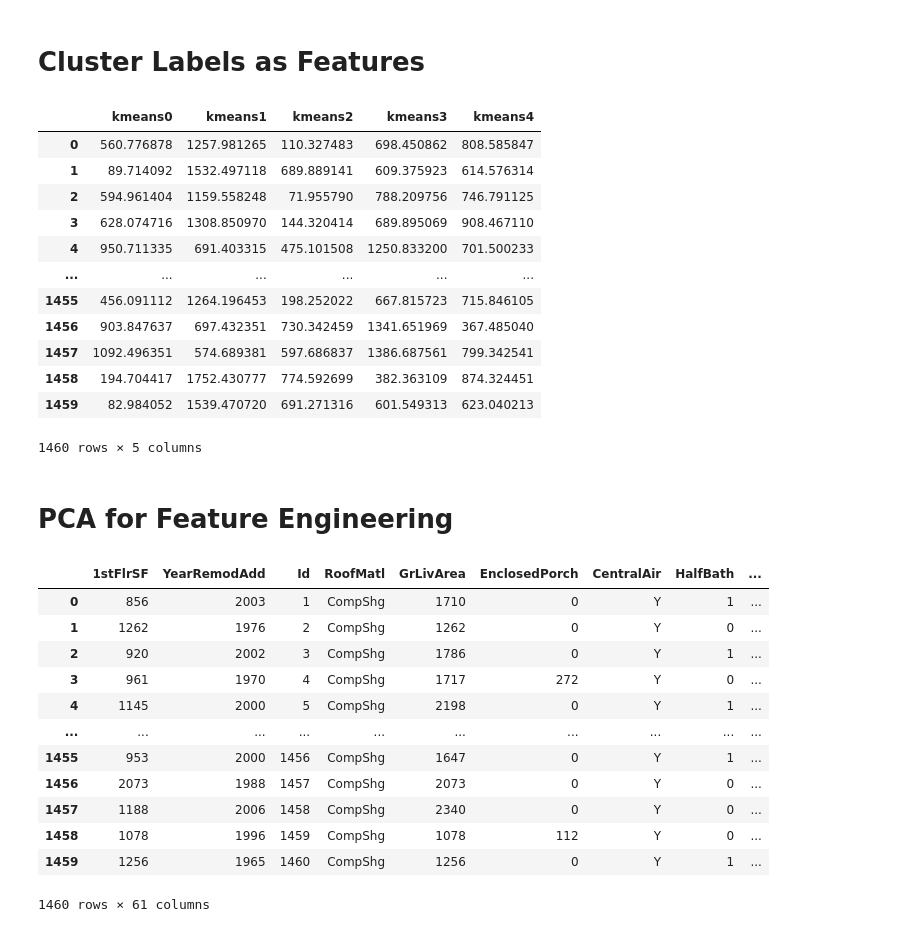
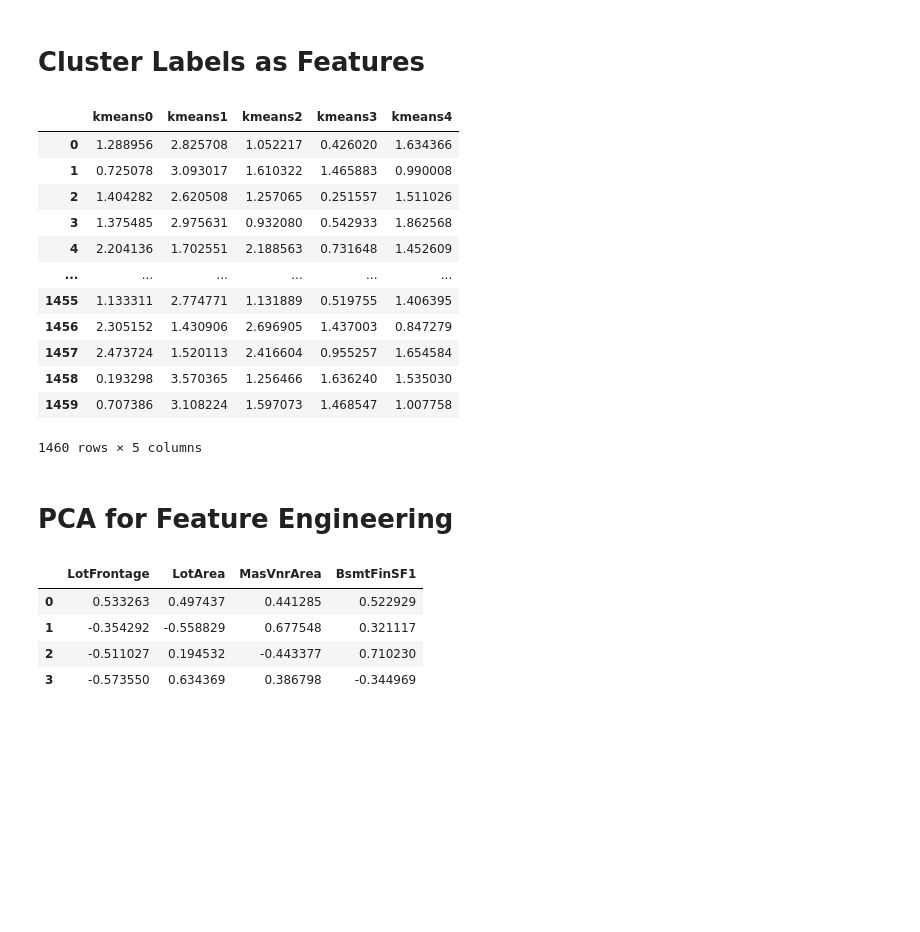
Before and after one commit to afrut/learn-ml, a Jupyter notebook: template/feature_engineering.ipynb, the cells around one changed output. Saved outputs shown, nothing was run; the diff lists cells and outputs as text; code cells hidden in the pictures; blank space fills up the shorter version.

```diff
--- a/template/feature_engineering.ipynb
+++ b/template/feature_engineering.ipynb
@@ -36,20 +37,16 @@ X_orig = df[features]
 X = X_orig.copy()
 # %%
 # Numerical vs categorical features
-categorical_cols = set(X.select_dtypes(include=["object"]).columns)
-numerical_cols = set(X.columns) - set(categorical_cols)
-ls_categorical_cols = list(categorical_cols)
-ls_numerical_cols = list(numerical_cols)
+categorical_cols = list(X.select_dtypes(include=["object"]).columns)
+numerical_cols = list(set(X.columns) - set(categorical_cols))
+area_cols = ["LotFrontage","LotArea","MasVnrArea","BsmtFinSF1","BsmtFinSF2","BsmtUnfSF","TotalBsmtSF","1stFlrSF","2ndFlrSF","GrLivArea","GarageArea","WoodDeckSF","OpenPorchSF","EnclosedPorch","3SsnPorch","ScreenPorch","PoolArea"]
 # %%
 # Handle missing values by replacing with mean or mode
 cols_with_missing_vals = X.isnull().sum()
-cols_with_missing_vals = set(cols_with_missing_vals[cols_with_missing_vals > 0].index)
-ls_cols_with_missing_vals = list(cols_with_missing_vals)
+cols_with_missing_vals = cols_with_missing_vals[cols_with_missing_vals > 0].index
 
-cols_with_missing_vals_categorical = categorical_cols.intersection(cols_with_missing_vals)
-cols_with_missing_vals_numerical = numerical_cols.intersection(cols_with_missing_vals)
-ls_cols_with_missing_vals_categorical = list(cols_with_missing_vals_categorical)
-ls_cols_with_missing_vals_numerical = list(cols_with_missing_vals_numerical)
+cols_with_missing_vals_categorical = list(set(categorical_cols).intersection(set(cols_with_missing_vals)))
+cols_with_missing_vals_numerical = list(set(numerical_cols).intersection(set(cols_with_missing_vals)))
 
 # Mask numerical nulls with mean
 for col in cols_with_missing_vals_numerical:
@@ -74,7 +91,7 @@ for col in categorical_cols:
 # pd.options.mode.chained_assignment = "warn"
 # %%
 # Standardize all numerical features
-cols = ls_numerical_cols
+cols = numerical_cols
 X[cols] = (X[cols] - X[cols].mean()) / X[cols].std()
 # %% [markdown]
 # Feature Importance
@@ -163,17 +185,17 @@ X["cluster"] = kmeans.predict(X[["GrLivArea","TotalBsmtSF"]])
 kmeans.transform(X[["GrLivArea","TotalBsmtSF"]])
 # %% [output]
 |  | kmeans0 | kmeans1 | kmeans2 | kmeans3 | kmeans4 |
-| 0 | 560.776878 | 1257.981265 | 110.327483 | 698.450862 | 808.585847 |
-| 1 | 89.714092 | 1532.497118 | 689.889141 | 609.375923 | 614.576314 |
-| 2 | 594.961404 | 1159.558248 | 71.955790 | 788.209756 | 746.791125 |
-| 3 | 628.074716 | 1308.850970 | 144.320414 | 689.895069 | 908.467110 |
-| 4 | 950.711335 | 691.403315 | 475.101508 | 1250.833200 | 701.500233 |
+| 0 | 1.288956 | 2.825708 | 1.052217 | 0.426020 | 1.634366 |
+| 1 | 0.725078 | 3.093017 | 1.610322 | 1.465883 | 0.990008 |
+| 2 | 1.404282 | 2.620508 | 1.257065 | 0.251557 | 1.511026 |
+| 3 | 1.375485 | 2.975631 | 0.932080 | 0.542933 | 1.862568 |
+| 4 | 2.204136 | 1.702551 | 2.188563 | 0.731648 | 1.452609 |
 | ... | ... | ... | ... | ... | ... |
-| 1455 | 456.091112 | 1264.196453 | 198.252022 | 667.815723 | 715.846105 |
-| 1456 | 903.847637 | 697.432351 | 730.342459 | 1341.651969 | 367.485040 |
-| 1457 | 1092.496351 | 574.689381 | 597.686837 | 1386.687561 | 799.342541 |
-| 1458 | 194.704417 | 1752.430777 | 774.592699 | 382.363109 | 874.324451 |
-| 1459 | 82.984052 | 1539.470720 | 691.271316 | 601.549313 | 623.040213 |
+| 1455 | 1.133311 | 2.774771 | 1.131889 | 0.519755 | 1.406395 |
+| 1456 | 2.305152 | 1.430906 | 2.696905 | 1.437003 | 0.847279 |
+| 1457 | 2.473724 | 1.520113 | 2.416604 | 0.955257 | 1.654584 |
+| 1458 | 0.193298 | 3.570365 | 1.256466 | 1.636240 | 1.535030 |
+| 1459 | 0.707386 | 3.108224 | 1.597073 | 1.468547 | 1.007758 |
 1460 rows × 5 columns
 # %% [markdown]
 # PCA for Feature Engineering
@@ -180,18 +223,20 @@ kmeans.transform(X[["GrLivArea","TotalBsmtSF"]])
 # %%
 # PCA basics
 # Always standardize data for PCA
-X
+pca = PCA()
+cols = area_cols[0:4]
+X_pca = pca.fit_transform(X[cols]) # the data transformed by PCA; each column is a principal component
+
+# pca.components_; each row is a principal component, each column is a feature
+df_pca_comp = pd.DataFrame(data = pca.components_,
+                           columns = cols)
+df_pca_comp
+
+# pc0 represent lots with high LotFrontage and high LotArea
+# pc1 represent lots with low LotFrontage and high LotArea, eg, narrow lots
 # %% [output]
-|  | 1stFlrSF | YearRemodAdd | Id | RoofMatl | GrLivArea | EnclosedPorch | CentralAir | HalfBath | ... |
-| 0 | 856 | 2003 | 1 | CompShg | 1710 | 0 | Y | 1 | ... |
-| 1 | 1262 | 1976 | 2 | CompShg | 1262 | 0 | Y | 0 | ... |
-| 2 | 920 | 2002 | 3 | CompShg | 1786 | 0 | Y | 1 | ... |
-| 3 | 961 | 1970 | 4 | CompShg | 1717 | 272 | Y | 0 | ... |
-| 4 | 1145 | 2000 | 5 | CompShg | 2198 | 0 | Y | 1 | ... |
-| ... | ... | ... | ... | ... | ... | ... | ... | ... | ... |
-| 1455 | 953 | 2000 | 1456 | CompShg | 1647 | 0 | Y | 1 | ... |
-| 1456 | 2073 | 1988 | 1457 | CompShg | 2073 | 0 | Y | 0 | ... |
-| 1457 | 1188 | 2006 | 1458 | CompShg | 2340 | 0 | Y | 0 | ... |
-| 1458 | 1078 | 1996 | 1459 | CompShg | 1078 | 112 | Y | 0 | ... |
-| 1459 | 1256 | 1965 | 1460 | CompShg | 1256 | 0 | Y | 1 | ... |
+|  | LotFrontage | LotArea | MasVnrArea | BsmtFinSF1 |
+| 0 | 0.533263 | 0.497437 | 0.441285 | 0.522929 |
+| 1 | -0.354292 | -0.558829 | 0.677548 | 0.321117 |
+| 2 | -0.511027 | 0.194532 | -0.443377 | 0.710230 |
+| 3 | -0.573550 | 0.634369 | 0.386798 | -0.344969 |
-1460 rows × 61 columns
```
Also changed, not shown: parts of 7 cells of this notebook.
